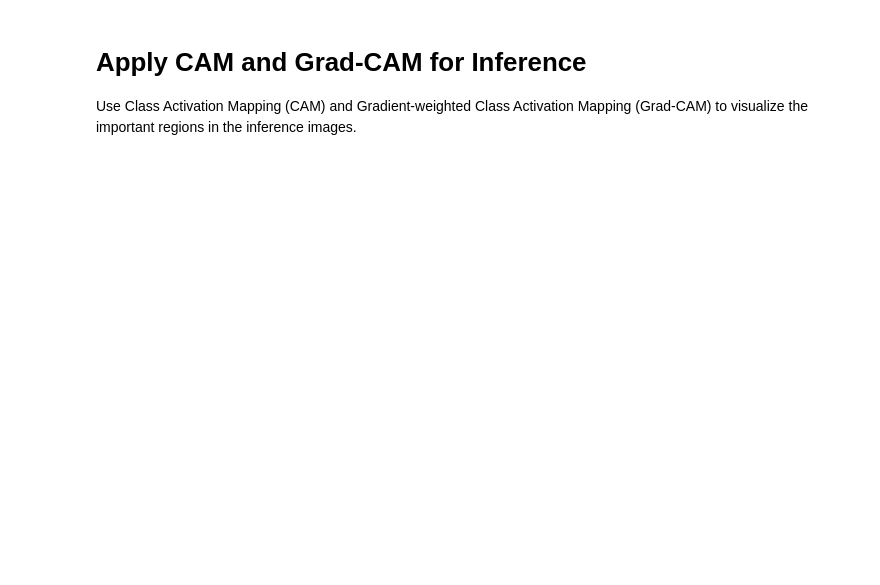
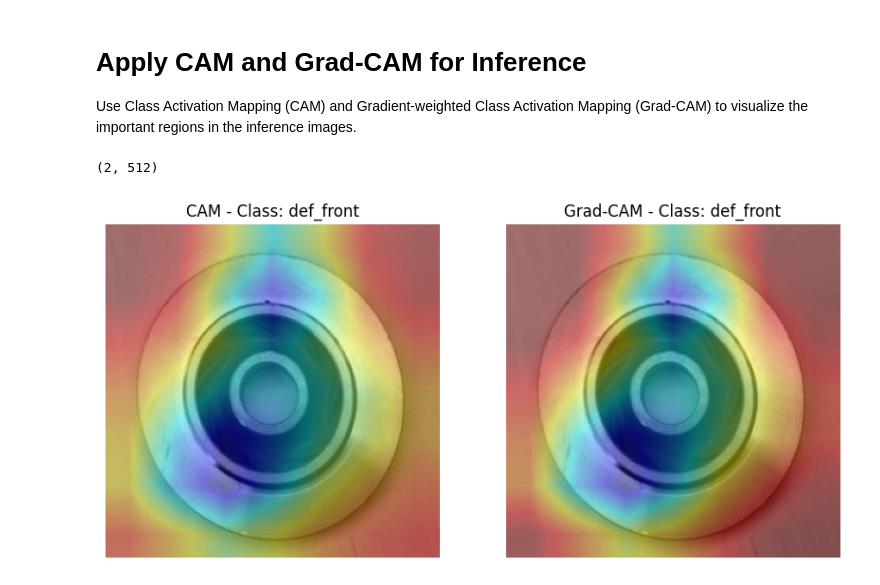
Before and after one commit to wickkiey/defect-detection-vision, a Jupyter notebook: pytorch_defect_classification.ipynb, the cells around one changed output. Saved outputs shown, nothing was run; the diff lists cells and outputs as text; code cells hidden in the pictures; blank space fills up the shorter version.

```diff
--- a/pytorch_defect_classification.ipynb
+++ b/pytorch_defect_classification.ipynb
@@ -346,7 +322,50 @@ Use Class Activation Mapping (CAM) and Gradient-weighted Class Activation Mappin
+# %%
+img = Image.open(img_path).convert('RGB')
+preprocess = transforms.Compose([
+    transforms.Resize(256),
+    transforms.CenterCrop(224),
+    transforms.ToTensor(),
+    transforms.Normalize([0.485, 0.456, 0.406], [0.229, 0.224, 0.225])
+])
+img_tensor = preprocess(img).unsqueeze(0)
+
+
+model.eval()
+features_blobs = []
+
+def hook_feature(module, input, output):
+    features_blobs.append(output.data.cpu().numpy())
+
+handle = target_layer.register_forward_hook(hook_feature)
+output = model(img_tensor.to(device))
+handle.remove()
+
+# Get the softmax weights
+params = list(model.parameters())
+weight_softmax = np.squeeze(params[-2].data.cpu().numpy())
+
+# Get the class index
+_, predicted = torch.max(output, 1)
+class_idx = predicted.item()
+
+# Get the CAM
+cam = weight_softmax[class_idx].dot(features_blobs[0].reshape((features_blobs[0].shape[1], -1)))
+cam = cam.reshape(features_blobs[0].shape[2], features_blobs[0].shape[3])
+cam = cam - np.min(cam)
+cam = cam / np.max(cam)
+cam = np.uint8(255 * cam)
+# %%
+weight_softmax.shape
+# %% [output]
+(2, 512)
 # %%
-# Apply CAM and Grad-CAM for Inference
-
+import numpy as np
+import torch
 import torch.nn.functional as F
+from PIL import Image
+import cv2
+import matplotlib.pyplot as plt
+from torchvision import transforms
 
 # Function to apply CAM
 def apply_cam(model, img_tensor, target_layer):
@@ -432,31 +451,33 @@ def visualize_cam(img_path, model, target_layer):
 
     cam, class_idx = apply_cam(model, img_tensor, target_layer)
     grad_cam, _ = apply_gradcam(model, img_tensor, target_layer)
 
     img = cv2.cvtColor(np.array(img), cv2.COLOR_RGB2BGR)
     cam = cv2.resize(cam, (img.shape[1], img.shape[0]))
     grad_cam = cv2.resize(grad_cam, (img.shape[1], img.shape[0]))
 
     heatmap_cam = cv2.applyColorMap(cam, cv2.COLORMAP_JET)
     heatmap_grad_cam = cv2.applyColorMap(grad_cam, cv2.COLORMAP_JET)
 
     result_cam = heatmap_cam * 0.4 + img * 0.6
     result_grad_cam = heatmap_grad_cam * 0.4 + img * 0.6
 
     plt.figure(figsize=(10, 5))
     plt.subplot(1, 2, 1)
     plt.title(f'CAM - Class: {class_names[class_idx]}')
     plt.imshow(result_cam.astype(np.uint8))
     plt.axis('off')
 
     plt.subplot(1, 2, 2)
     plt.title(f'Grad-CAM - Class: {class_names[class_idx]}')
     plt.imshow(result_grad_cam.astype(np.uint8))
     plt.axis('off')
 
     plt.show()
 
 # Example usage
 target_layer = model_ft.layer4[1].conv2
-img_path = 'path_to_inference_image.jpg'
+img_path = r'data\casting_data\test\def_front\cast_def_0_15.jpeg'
 visualize_cam(img_path, model_ft, target_layer)
+# %% [output]
+[figure, added]
```
Also changed, not shown: parts of 15 cells of this notebook, 3 other files.
